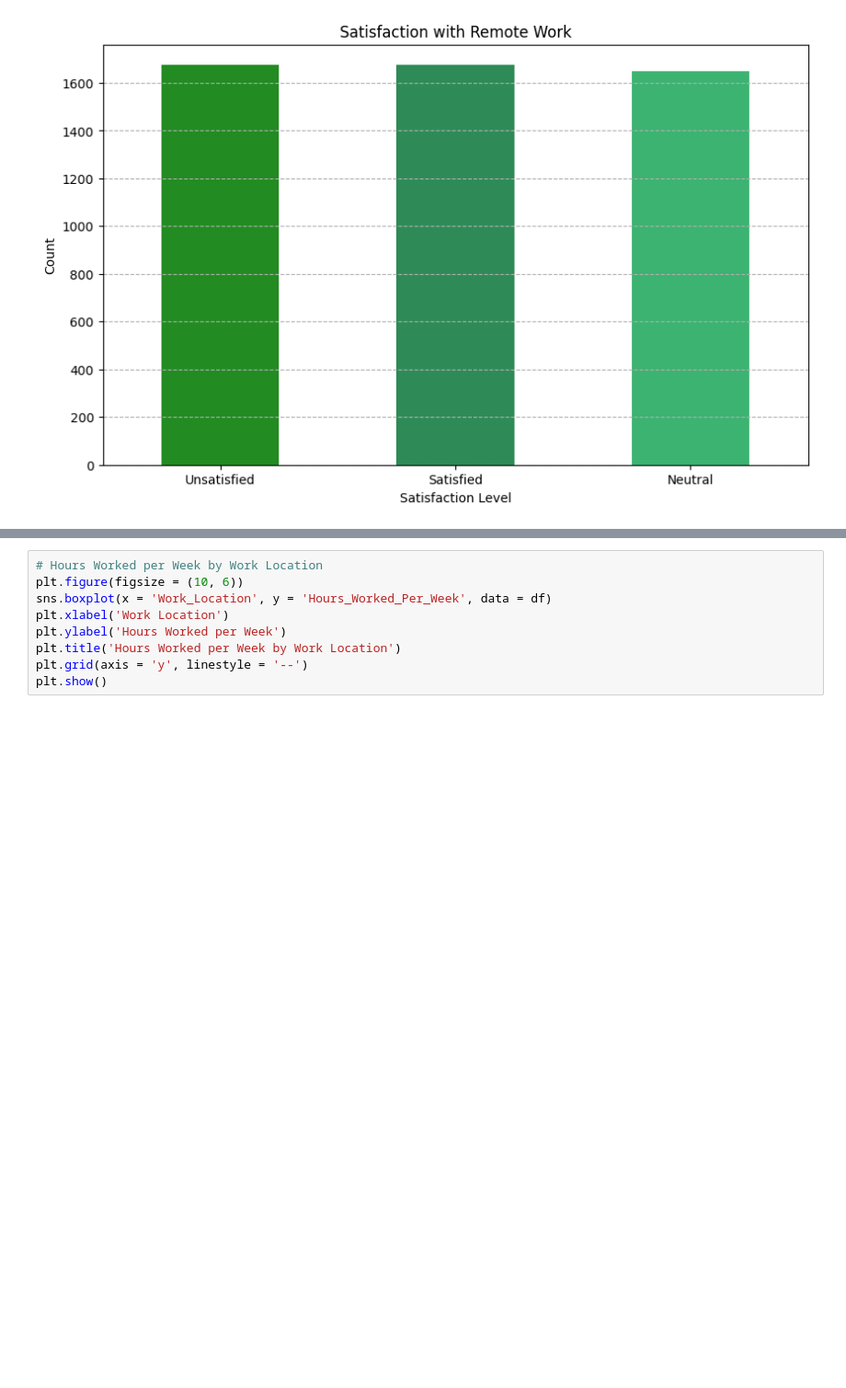
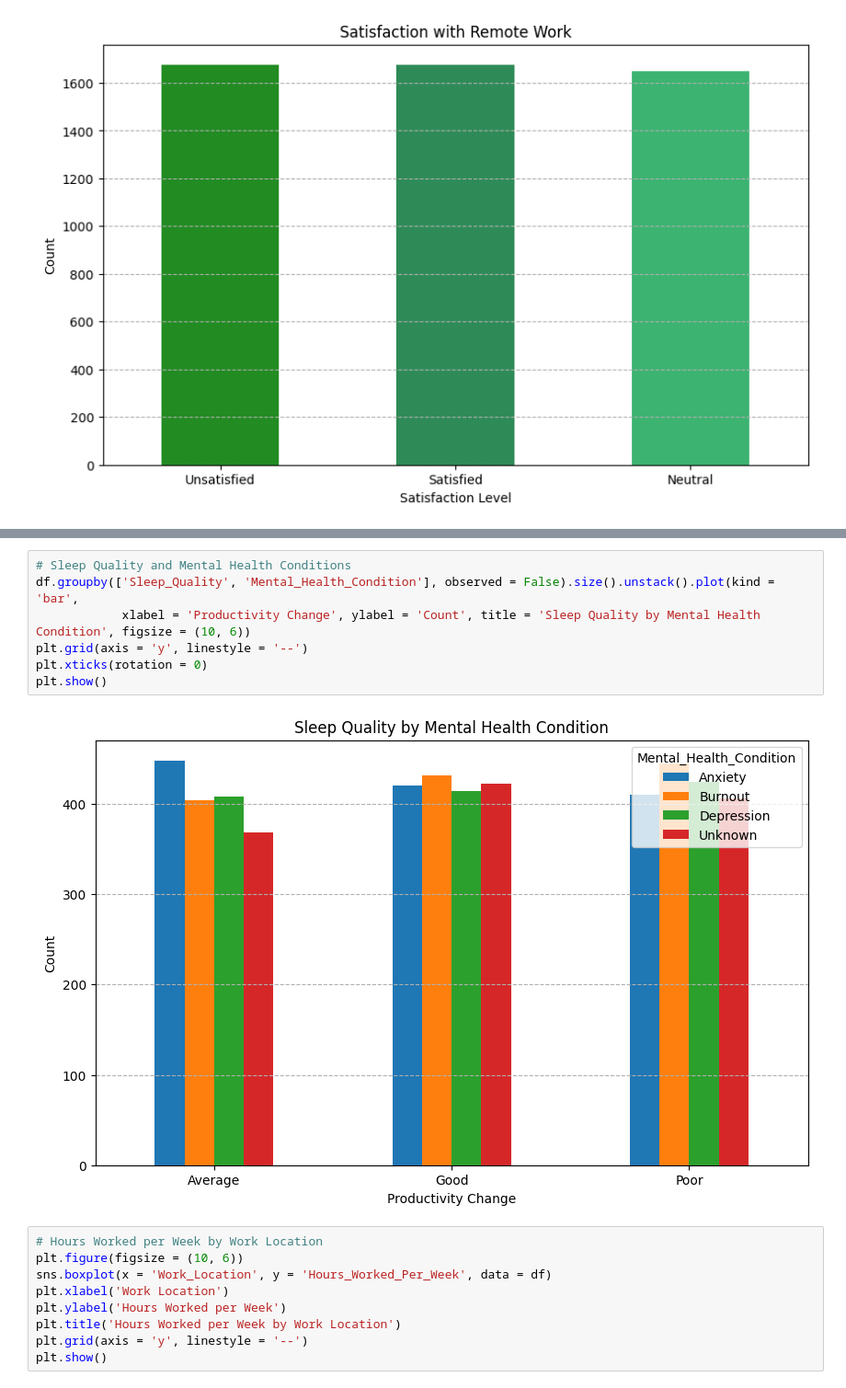
Before and after one commit to sibashisks/DataDrivenAnalysis_For_RemoteWork_And_MentalHealth, a Jupyter notebook: 03-EDA.ipynb, the cells around one changed output, grey strips where cells are left out. Shown at 92% size. Cells and saved outputs as stored; diff of their text form; blank space fills up the shorter version.

```diff
--- a/03-EDA.ipynb
+++ b/03-EDA.ipynb
@@ -85,3 +93,12 @@ plt.show()
+# %%
+# Sleep Quality and Mental Health Conditions
+df.groupby(['Sleep_Quality', 'Mental_Health_Condition'], observed = False).size().unstack().plot(kind = 'bar',
+            xlabel = 'Productivity Change', ylabel = 'Count', title = 'Sleep Quality by Mental Health Condition', figsize = (10, 6))
+plt.grid(axis = 'y', linestyle = '--')
+plt.xticks(rotation = 0)
+plt.show()
+# %% [output]
+[figure, added]
 # %%
 # Hours Worked per Week by Work Location
 plt.figure(figsize = (10, 6))
```
Also changed, not shown: parts of 10 cells of this notebook.
